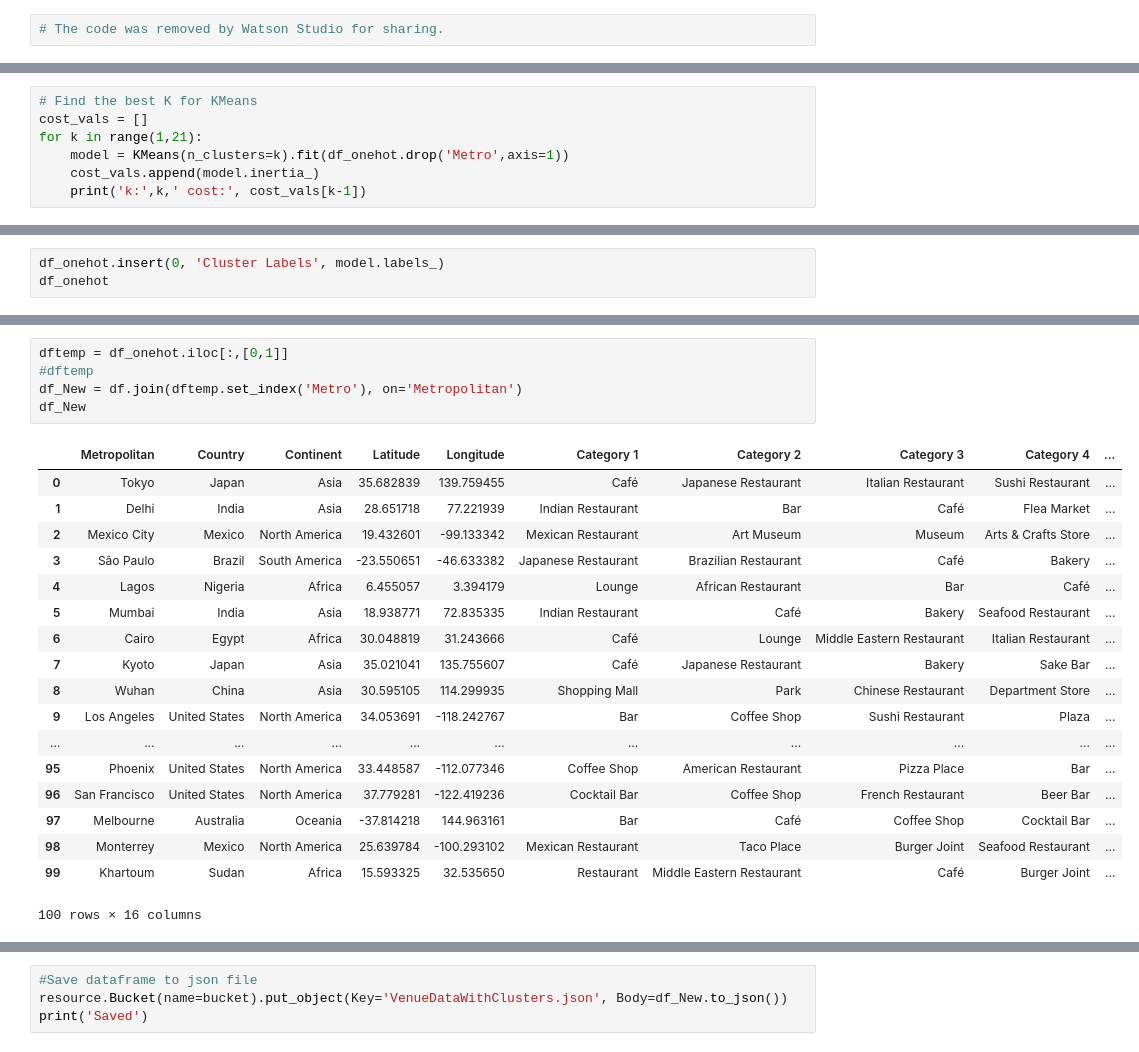
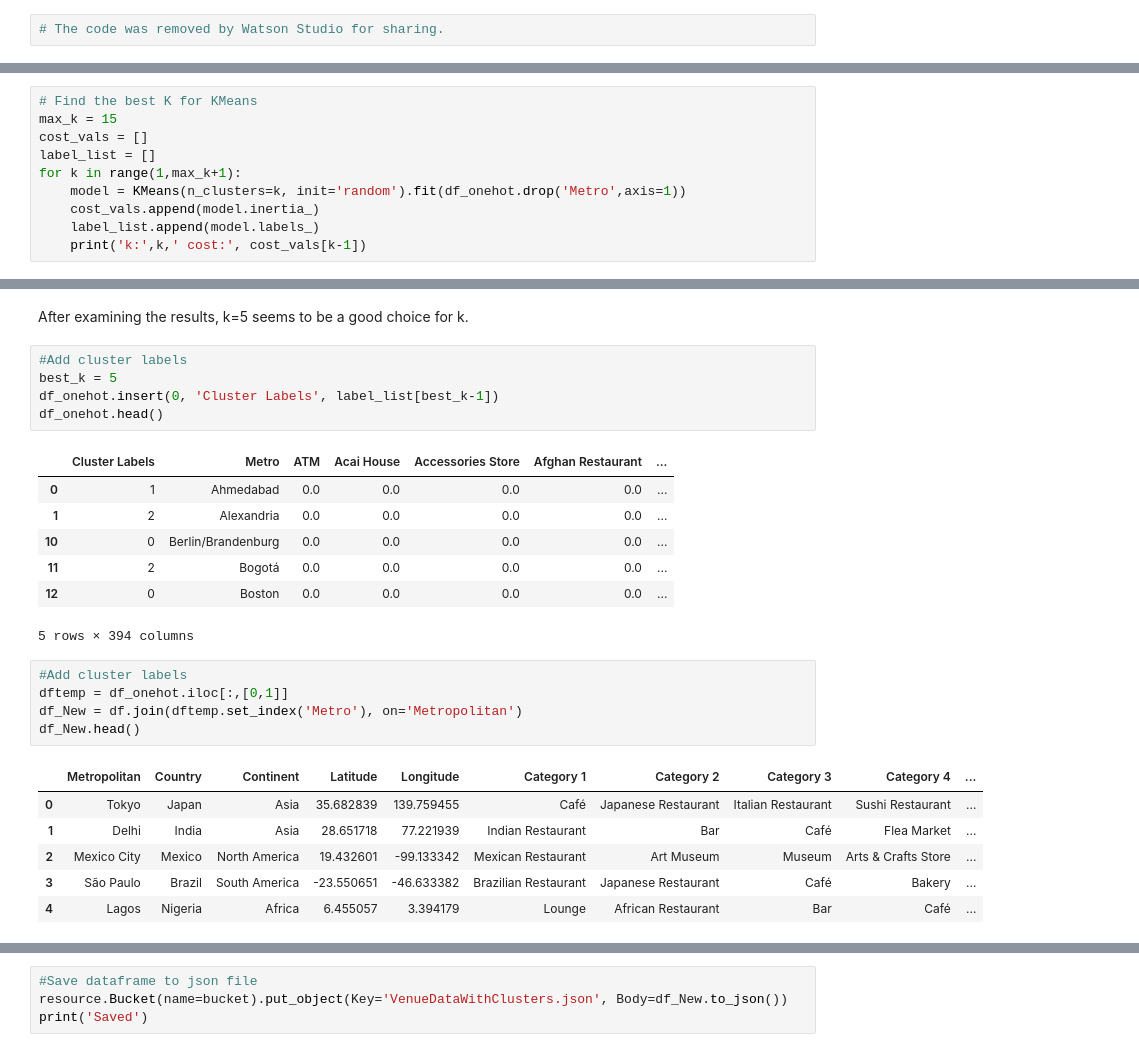
Before and after one commit to KathrynDH/Battle-of-the-Neighborhoods-FinalProject, a Jupyter notebook: Cluster Metro Areas.ipynb, the cells around one changed output, grey strips where cells are left out. Saved outputs shown, nothing was run; the diff lists cells and outputs as text.

```diff
--- a/Cluster Metro Areas.ipynb
+++ b/Cluster Metro Areas.ipynb
@@ -62,8 +63,11 @@ df_onehot.head()
 # %%
 # Find the best K for KMeans
+max_k = 15
 cost_vals = []
-for k in range(1,21):
-    model = KMeans(n_clusters=k).fit(df_onehot.drop('Metro',axis=1))
+label_list = []
+for k in range(1,max_k+1):
+    model = KMeans(n_clusters=k, init='random').fit(df_onehot.drop('Metro',axis=1))
     cost_vals.append(model.inertia_)
+    label_list.append(model.labels_)
     print('k:',k,' cost:', cost_vals[k-1])
 # %% [output]
@@ -127,3 +101,0 @@ w.groupby('cat', as_index=False).count()
-# %%
-df_onehot.insert(0, 'Cluster Labels', model.labels_)
-df_onehot
@@ -149,24 +124,27 @@ df_onehot
+# %% [markdown]
+After examining the results, k=5 seems to be a good choice for k.
+# %%
+#Add cluster labels
+best_k = 5
+df_onehot.insert(0, 'Cluster Labels', label_list[best_k-1])
+df_onehot.head()
+# %% [output]
+|  | Cluster Labels | Metro | ATM | Acai House | Accessories Store | Afghan Restaurant | ... |
+| 0 | 1 | Ahmedabad | 0.0 | 0.0 | 0.0 | 0.0 | ... |
+| 1 | 2 | Alexandria | 0.0 | 0.0 | 0.0 | 0.0 | ... |
+| 10 | 0 | Berlin/Brandenburg | 0.0 | 0.0 | 0.0 | 0.0 | ... |
+| 11 | 2 | Bogotá | 0.0 | 0.0 | 0.0 | 0.0 | ... |
+| 12 | 0 | Boston | 0.0 | 0.0 | 0.0 | 0.0 | ... |
+5 rows × 394 columns
 # %%
+#Add cluster labels
 dftemp = df_onehot.iloc[:,[0,1]]
-#dftemp
 df_New = df.join(dftemp.set_index('Metro'), on='Metropolitan')
-df_New
+df_New.head()
 # %% [output]
 |  | Metropolitan | Country | Continent | Latitude | Longitude | Category 1 | Category 2 | Category 3 | Category 4 | ... |
 | 0 | Tokyo | Japan | Asia | 35.682839 | 139.759455 | Café | Japanese Restaurant | Italian Restaurant | Sushi Restaurant | ... |
 | 1 | Delhi | India | Asia | 28.651718 | 77.221939 | Indian Restaurant | Bar | Café | Flea Market | ... |
 | 2 | Mexico City | Mexico | North America | 19.432601 | -99.133342 | Mexican Restaurant | Art Museum | Museum | Arts & Crafts Store | ... |
-| 3 | São Paulo | Brazil | South America | -23.550651 | -46.633382 | Japanese Restaurant | Brazilian Restaurant | Café | Bakery | ... |
+| 3 | São Paulo | Brazil | South America | -23.550651 | -46.633382 | Brazilian Restaurant | Japanese Restaurant | Café | Bakery | ... |
 | 4 | Lagos | Nigeria | Africa | 6.455057 | 3.394179 | Lounge | African Restaurant | Bar | Café | ... |
-| 5 | Mumbai | India | Asia | 18.938771 | 72.835335 | Indian Restaurant | Café | Bakery | Seafood Restaurant | ... |
-| 6 | Cairo | Egypt | Africa | 30.048819 | 31.243666 | Café | Lounge | Middle Eastern Restaurant | Italian Restaurant | ... |
-| 7 | Kyoto | Japan | Asia | 35.021041 | 135.755607 | Café | Japanese Restaurant | Bakery | Sake Bar | ... |
-| 8 | Wuhan | China | Asia | 30.595105 | 114.299935 | Shopping Mall | Park | Chinese Restaurant | Department Store | ... |
-| 9 | Los Angeles | United States | North America | 34.053691 | -118.242767 | Bar | Coffee Shop | Sushi Restaurant | Plaza | ... |
-| ... | ... | ... | ... | ... | ... | ... | ... | ... | ... | ... |
-| 95 | Phoenix | United States | North America | 33.448587 | -112.077346 | Coffee Shop | American Restaurant | Pizza Place | Bar | ... |
-| 96 | San Francisco | United States | North America | 37.779281 | -122.419236 | Cocktail Bar | Coffee Shop | French Restaurant | Beer Bar | ... |
-| 97 | Melbourne | Australia | Oceania | -37.814218 | 144.963161 | Bar | Café | Coffee Shop | Cocktail Bar | ... |
-| 98 | Monterrey | Mexico | North America | 25.639784 | -100.293102 | Mexican Restaurant | Taco Place | Burger Joint | Seafood Restaurant | ... |
-| 99 | Khartoum | Sudan | Africa | 15.593325 | 32.535650 | Restaurant | Middle Eastern Restaurant | Café | Burger Joint | ... |
-100 rows × 16 columns
```
Also changed, not shown: parts of 12 cells of this notebook.
